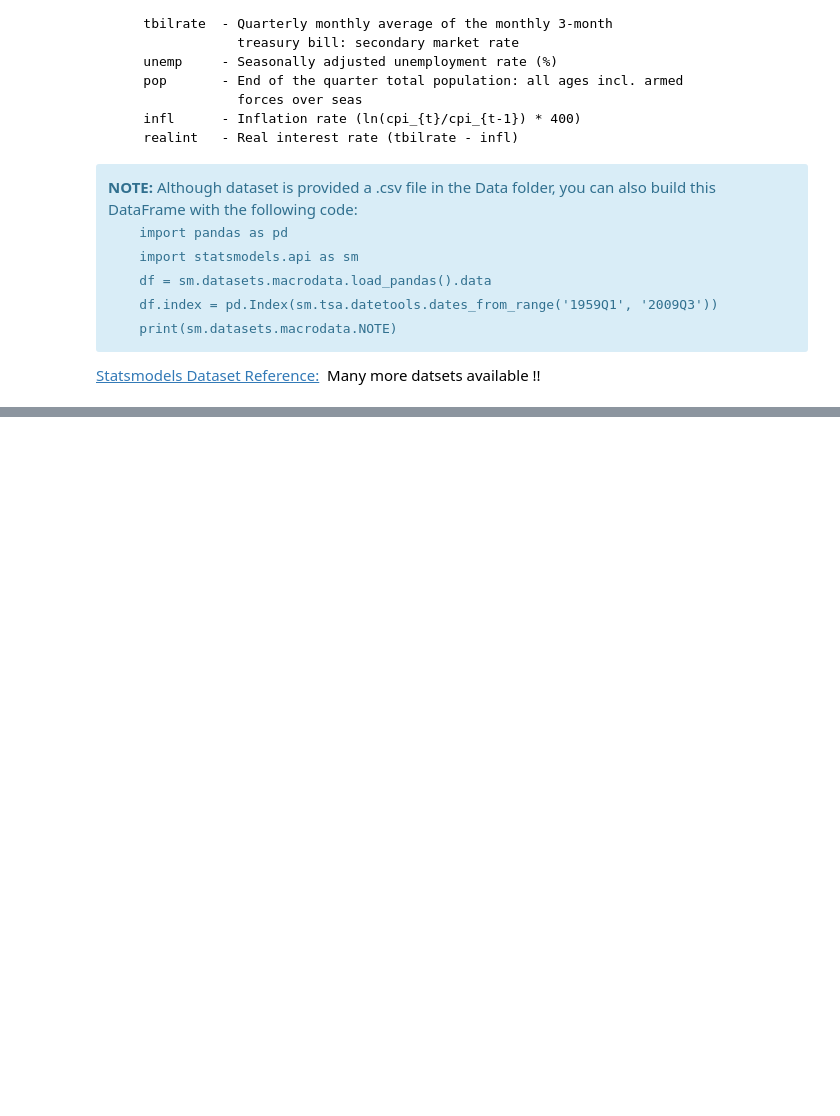
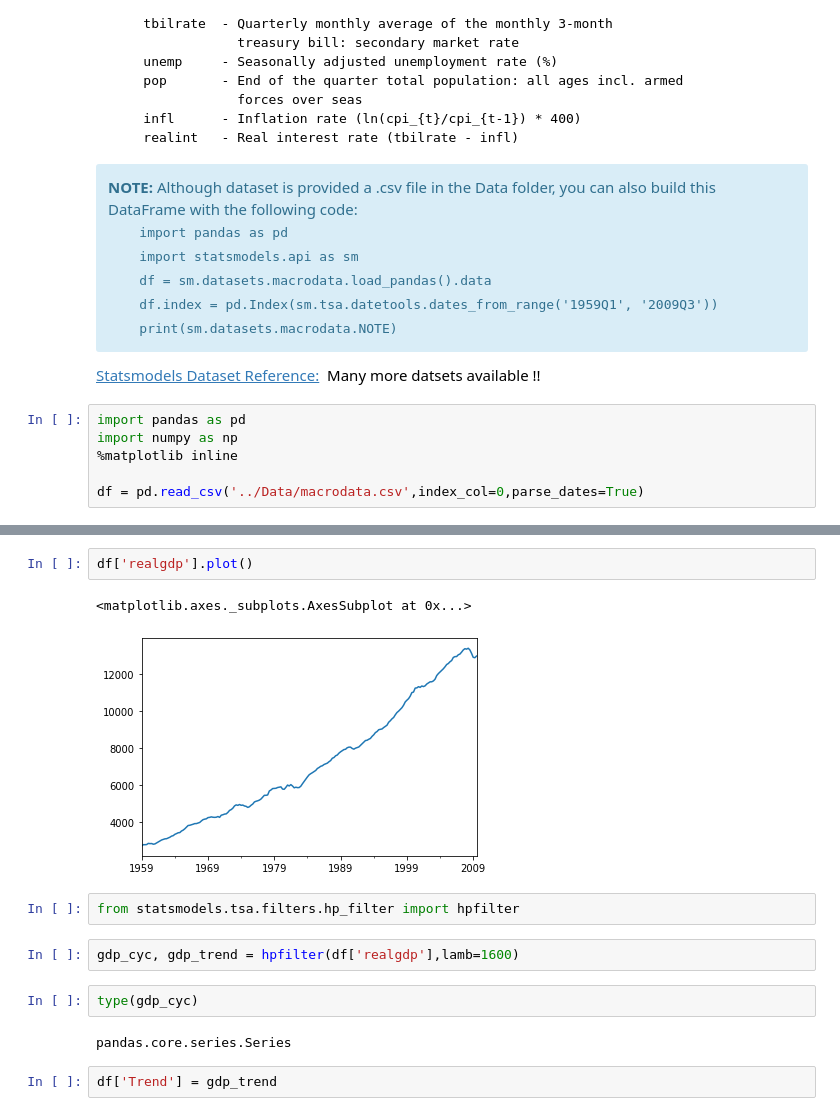
Before and after one commit to pksvv/MachineLearningSL, a Jupyter notebook: TSA/notebooks/02-Time-Series-Analysis-with-Statsmodels/00-Introduction-to-Statsmodels.ipynb, the cells around one changed output, grey strips where cells are left out. Saved outputs shown, nothing was run; the diff lists cells and outputs as text; blank space fills up the shorter version.

```diff
--- a/TSA/notebooks/02-Time-Series-Analysis-with-Statsmodels/00-Introduction-to-Statsmodels.ipynb
+++ b/TSA/notebooks/02-Time-Series-Analysis-with-Statsmodels/00-Introduction-to-Statsmodels.ipynb
@@ -48,3 +48,9 @@ Variable name definitions:
 &nbsp;&nbsp;&nbsp;&nbsp;print(sm.datasets.macrodata.NOTE)</tt></div>
 
 <a href='https://www.statsmodels.org/0.6.1/datasets/index.html'>Statsmodels Dataset Reference:</a></strong>&nbsp;&nbsp;<font color=black>Many more datsets available !!</font></div>
+# %%
+import pandas as pd
+import numpy as np
+%matplotlib inline
+
+df = pd.read_csv('../Data/macrodata.csv',index_col=0,parse_dates=True)
@@ -50,0 +66,15 @@ Variable name definitions:
+# %%
+df['realgdp'].plot()
+# %% [output]
+<matplotlib.axes._subplots.AxesSubplot at 0x...>
+[figure, added]
+# %%
+from statsmodels.tsa.filters.hp_filter import hpfilter
+# %%
+gdp_cyc, gdp_trend = hpfilter(df['realgdp'],lamb=1600)
+# %%
+type(gdp_cyc)
+# %% [output]
+pandas.core.series.Series
+# %%
+df['Trend'] = gdp_trend
```
Also changed, not shown: parts of 3 cells of this notebook, 1 other file.
